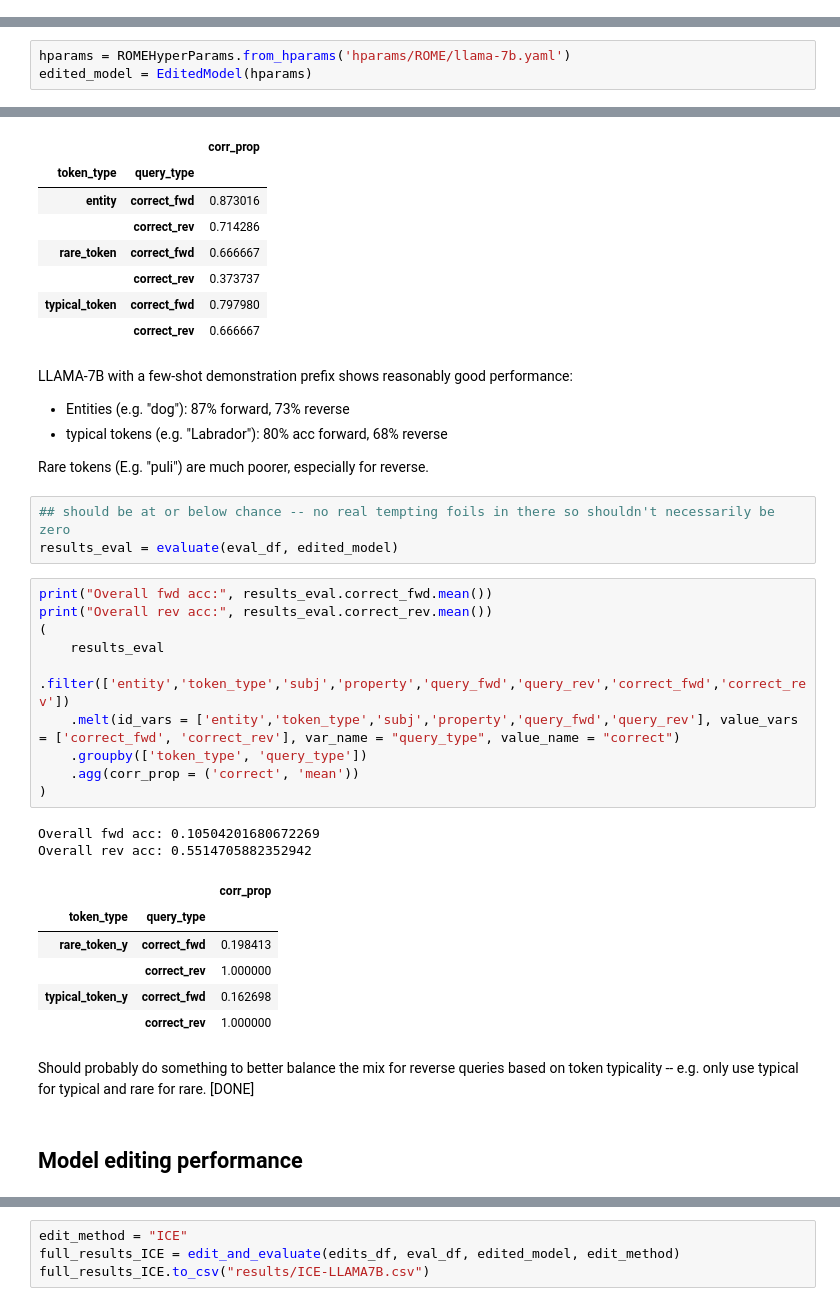
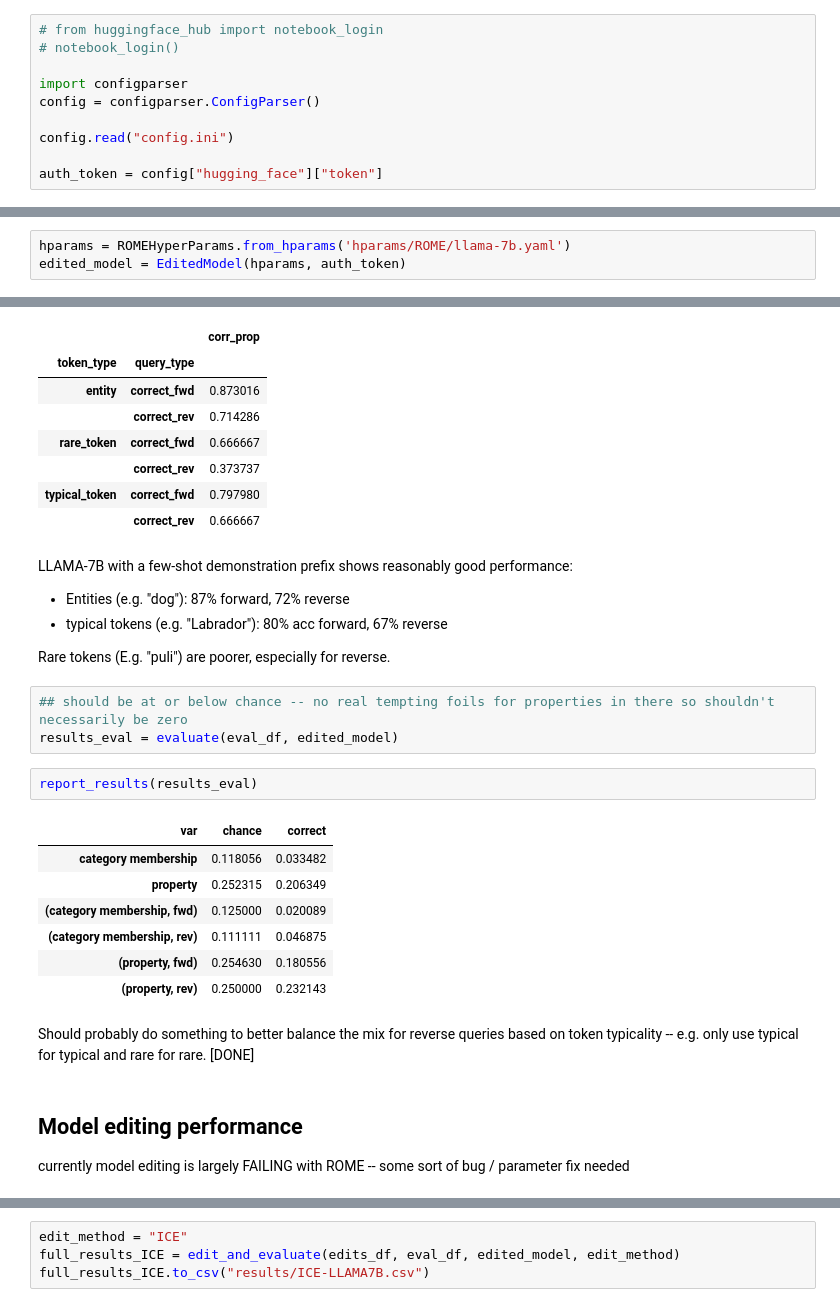
Before and after one commit to derekpowell/EasyEdit, a Jupyter notebook: catco-quicktest.ipynb, the cells around one changed output, grey strips where cells are left out. Drawn from its saved outputs; the diff is of its cells as text.

```diff
--- a/catco-quicktest.ipynb
+++ b/catco-quicktest.ipynb
@@ -28,3 +28,13 @@ print("device = ", device)
 # %% [output]
 /scratch/dmpowell/.cache/huggingface
 device =  cuda
+# %%
+# from huggingface_hub import notebook_login
+# notebook_login()
+
+import configparser
+config = configparser.ConfigParser()
+
+config.read("config.ini")
+
+auth_token = config["hugging_face"]["token"]
@@ -70,5 +89,5 @@ one type of shark is a hammerhead
 ---
 # %%
 hparams = ROMEHyperParams.from_hparams('hparams/ROME/llama-7b.yaml')
-edited_model = EditedModel(hparams)
+edited_model = EditedModel(hparams, auth_token)
 # %% [output]
@@ -118,36 +137,29 @@ Overall rev acc: 0.5670498084291188
 |  | correct_rev | 0.666667 |
 # %% [markdown]
 LLAMA-7B with a few-shot demonstration prefix shows reasonably good performance:
-- Entities (e.g. "dog"): 87% forward, 73% reverse
-- typical tokens (e.g. "Labrador"): 80% acc forward, 68% reverse
+- Entities (e.g. "dog"): 87% forward, 72% reverse
+- typical tokens (e.g. "Labrador"): 80% acc forward, 67% reverse
 
-Rare tokens (E.g. "puli") are much poorer, especially for reverse.
+Rare tokens (E.g. "puli") are poorer, especially for reverse.
 # %%
-## should be at or below chance -- no real tempting foils in there so shouldn't necessarily be zero
+## should be at or below chance -- no real tempting foils for properties in there so shouldn't necessarily be zero
 results_eval = evaluate(eval_df, edited_model)
-# %%
-print("Overall fwd acc:", results_eval.correct_fwd.mean())
-print("Overall rev acc:", results_eval.correct_rev.mean())
-(
-    results_eval
-    .filter(['entity','token_type','subj','property','query_fwd','query_rev','correct_fwd','correct_rev'])
-    .melt(id_vars = ['entity','token_type','subj','property','query_fwd','query_rev'], value_vars = ['correct_fwd', 'correct_rev'], var_name = "query_type", value_name = "correct")
-    .groupby(['token_type', 'query_type'])
-    .agg(corr_prop = ('correct', 'mean'))
-)
-# %% [output]
-Overall fwd acc: 0.10504201680672269
-Overall rev acc: 0.5514705882352942
-|  |  | corr_prop |
-| token_type | query_type |  |
-| rare_token_y | correct_fwd | 0.198413 |
-|  | correct_rev | 1.000000 |
-| typical_token_y | correct_fwd | 0.162698 |
-|  | correct_rev | 1.000000 |
+# %%
+report_results(results_eval)
+# %% [output]
+| var | chance | correct |
+| category membership | 0.118056 | 0.033482 |
+| property | 0.252315 | 0.206349 |
+| (category membership, fwd) | 0.125000 | 0.020089 |
+| (category membership, rev) | 0.111111 | 0.046875 |
+| (property, fwd) | 0.254630 | 0.180556 |
+| (property, rev) | 0.250000 | 0.232143 |
 # %% [markdown]
 Should probably do something to better balance the mix for reverse queries based on token typicality -- e.g. only use typical for typical and rare for rare. [DONE]
-# %% [markdown]
-## Model editing performance
+# %% [markdown]
+## Model editing performance
+
+currently model editing is largely FAILING with ROME -- some sort of bug / parameter fix needed
 # %%
 # define reporting function
 def report_results(df):
```
Also changed, not shown: parts of 7 cells of this notebook, 3 other files.
